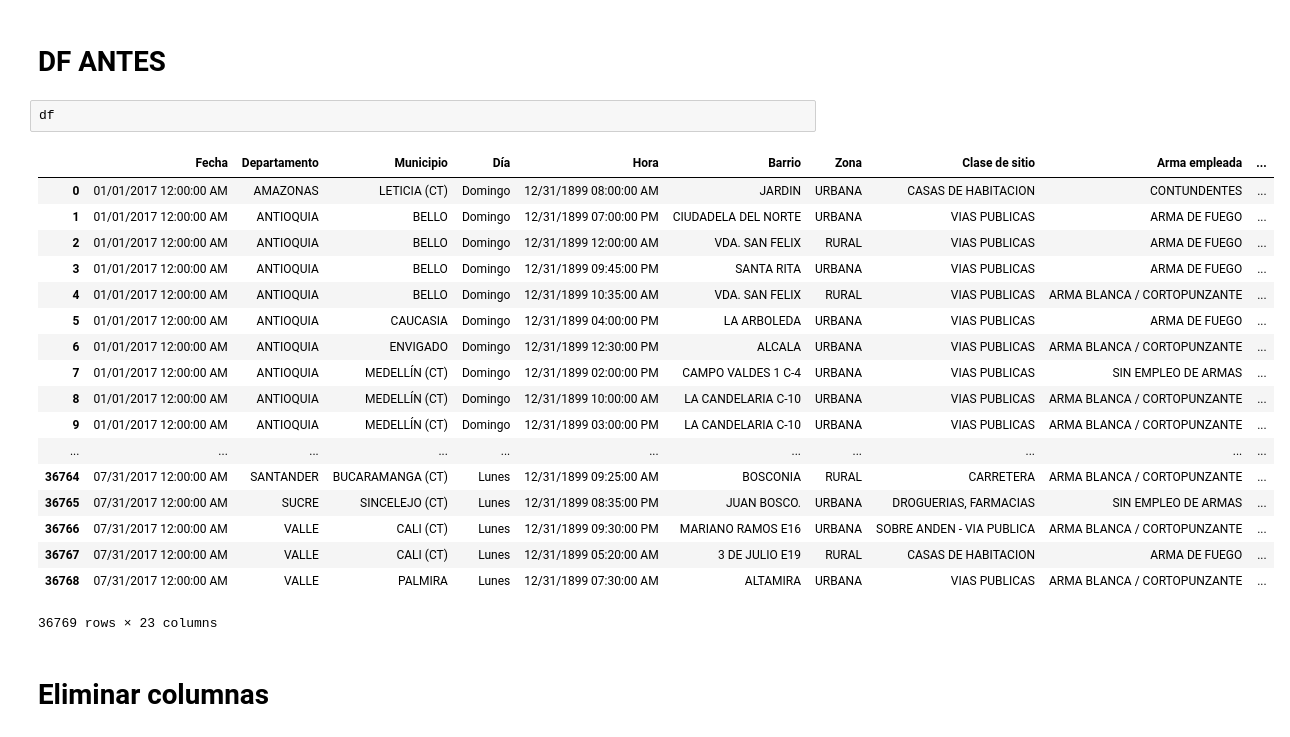
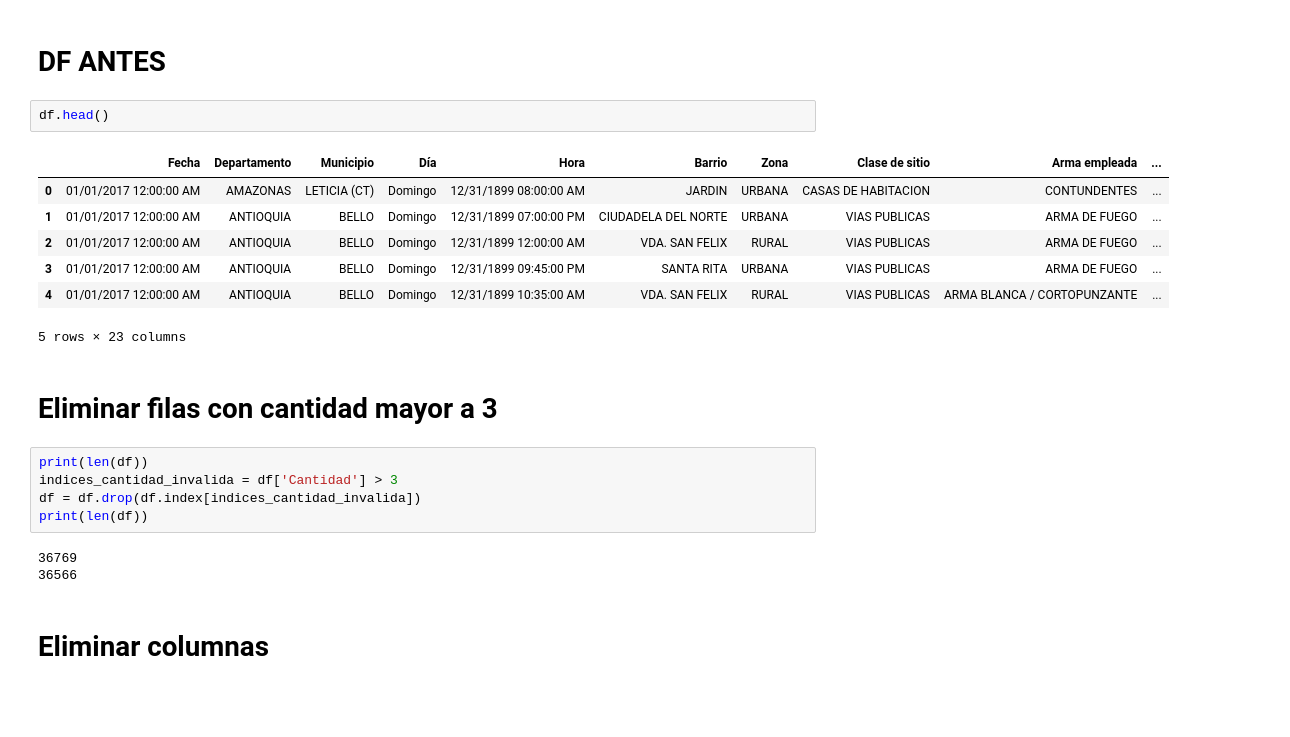
Before and after one commit to nonameable/hurto-celulares-colombia, a Jupyter notebook: data/PreprocesamientoDatos.ipynb, the cells around one changed output. Cells and saved outputs as stored; diff of their text form; blank space fills up the shorter version.

```diff
--- a/data/PreprocesamientoDatos.ipynb
+++ b/data/PreprocesamientoDatos.ipynb
@@ -20,26 +21,25 @@ print(num_rows)
 # %% [markdown]
 # DF ANTES
 # %%
-df
+df.head()
 # %% [output]
 |  | Fecha | Departamento | Municipio | Día | Hora | Barrio | Zona | Clase de sitio | Arma empleada | ... |
 | 0 | 01/01/2017 12:00:00 AM | AMAZONAS | LETICIA (CT) | Domingo | 12/31/1899 08:00:00 AM | JARDIN | URBANA | CASAS DE HABITACION | CONTUNDENTES | ... |
 | 1 | 01/01/2017 12:00:00 AM | ANTIOQUIA | BELLO | Domingo | 12/31/1899 07:00:00 PM | CIUDADELA DEL NORTE | URBANA | VIAS PUBLICAS | ARMA DE FUEGO | ... |
 | 2 | 01/01/2017 12:00:00 AM | ANTIOQUIA | BELLO | Domingo | 12/31/1899 12:00:00 AM | VDA. SAN FELIX | RURAL | VIAS PUBLICAS | ARMA DE FUEGO | ... |
 | 3 | 01/01/2017 12:00:00 AM | ANTIOQUIA | BELLO | Domingo | 12/31/1899 09:45:00 PM | SANTA RITA | URBANA | VIAS PUBLICAS | ARMA DE FUEGO | ... |
 | 4 | 01/01/2017 12:00:00 AM | ANTIOQUIA | BELLO | Domingo | 12/31/1899 10:35:00 AM | VDA. SAN FELIX | RURAL | VIAS PUBLICAS | ARMA BLANCA / CORTOPUNZANTE | ... |
-| 5 | 01/01/2017 12:00:00 AM | ANTIOQUIA | CAUCASIA | Domingo | 12/31/1899 04:00:00 PM | LA ARBOLEDA | URBANA | VIAS PUBLICAS | ARMA DE FUEGO | ... |
-| 6 | 01/01/2017 12:00:00 AM | ANTIOQUIA | ENVIGADO | Domingo | 12/31/1899 12:30:00 PM | ALCALA | URBANA | VIAS PUBLICAS | ARMA BLANCA / CORTOPUNZANTE | ... |
-| 7 | 01/01/2017 12:00:00 AM | ANTIOQUIA | MEDELLÍN (CT) | Domingo | 12/31/1899 02:00:00 PM | CAMPO VALDES 1 C-4 | URBANA | VIAS PUBLICAS | SIN EMPLEO DE ARMAS | ... |
-| 8 | 01/01/2017 12:00:00 AM | ANTIOQUIA | MEDELLÍN (CT) | Domingo | 12/31/1899 10:00:00 AM | LA CANDELARIA C-10 | URBANA | VIAS PUBLICAS | ARMA BLANCA / CORTOPUNZANTE | ... |
-| 9 | 01/01/2017 12:00:00 AM | ANTIOQUIA | MEDELLÍN (CT) | Domingo | 12/31/1899 03:00:00 PM | LA CANDELARIA C-10 | URBANA | VIAS PUBLICAS | ARMA BLANCA / CORTOPUNZANTE | ... |
-| ... | ... | ... | ... | ... | ... | ... | ... | ... | ... | ... |
-| 36764 | 07/31/2017 12:00:00 AM | SANTANDER | BUCARAMANGA (CT) | Lunes | 12/31/1899 09:25:00 AM | BOSCONIA | RURAL | CARRETERA | ARMA BLANCA / CORTOPUNZANTE | ... |
-| 36765 | 07/31/2017 12:00:00 AM | SUCRE | SINCELEJO (CT) | Lunes | 12/31/1899 08:35:00 PM | JUAN BOSCO. | URBANA | DROGUERIAS, FARMACIAS | SIN EMPLEO DE ARMAS | ... |
-| 36766 | 07/31/2017 12:00:00 AM | VALLE | CALI (CT) | Lunes | 12/31/1899 09:30:00 PM | MARIANO RAMOS E16 | URBANA | SOBRE ANDEN - VIA PUBLICA | ARMA BLANCA / CORTOPUNZANTE | ... |
-| 36767 | 07/31/2017 12:00:00 AM | VALLE | CALI (CT) | Lunes | 12/31/1899 05:20:00 AM | 3 DE JULIO E19 | RURAL | CASAS DE HABITACION | ARMA DE FUEGO | ... |
-| 36768 | 07/31/2017 12:00:00 AM | VALLE | PALMIRA | Lunes | 12/31/1899 07:30:00 AM | ALTAMIRA | URBANA | VIAS PUBLICAS | ARMA BLANCA / CORTOPUNZANTE | ... |
-36769 rows × 23 columns
+5 rows × 23 columns
+# %% [markdown]
+# Eliminar filas con cantidad mayor a 3
+# %%
+print(len(df))
+indices_cantidad_invalida = df['Cantidad'] > 3
+df = df.drop(df.index[indices_cantidad_invalida])
+print(len(df))
+# %% [output]
+36769
+36566
 # %% [markdown]
 # Eliminar columnas
 # %%
```
Also changed, not shown: parts of 54 cells of this notebook, 2 other files.
